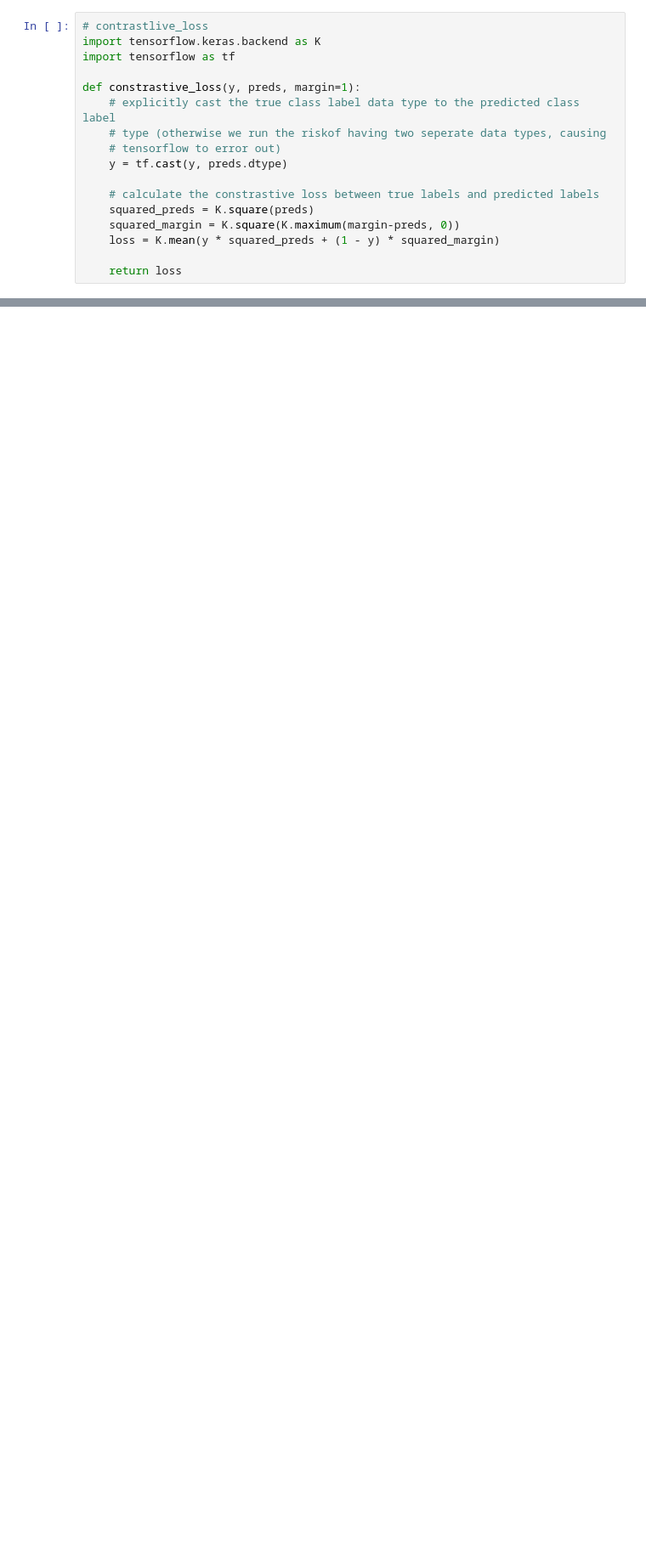
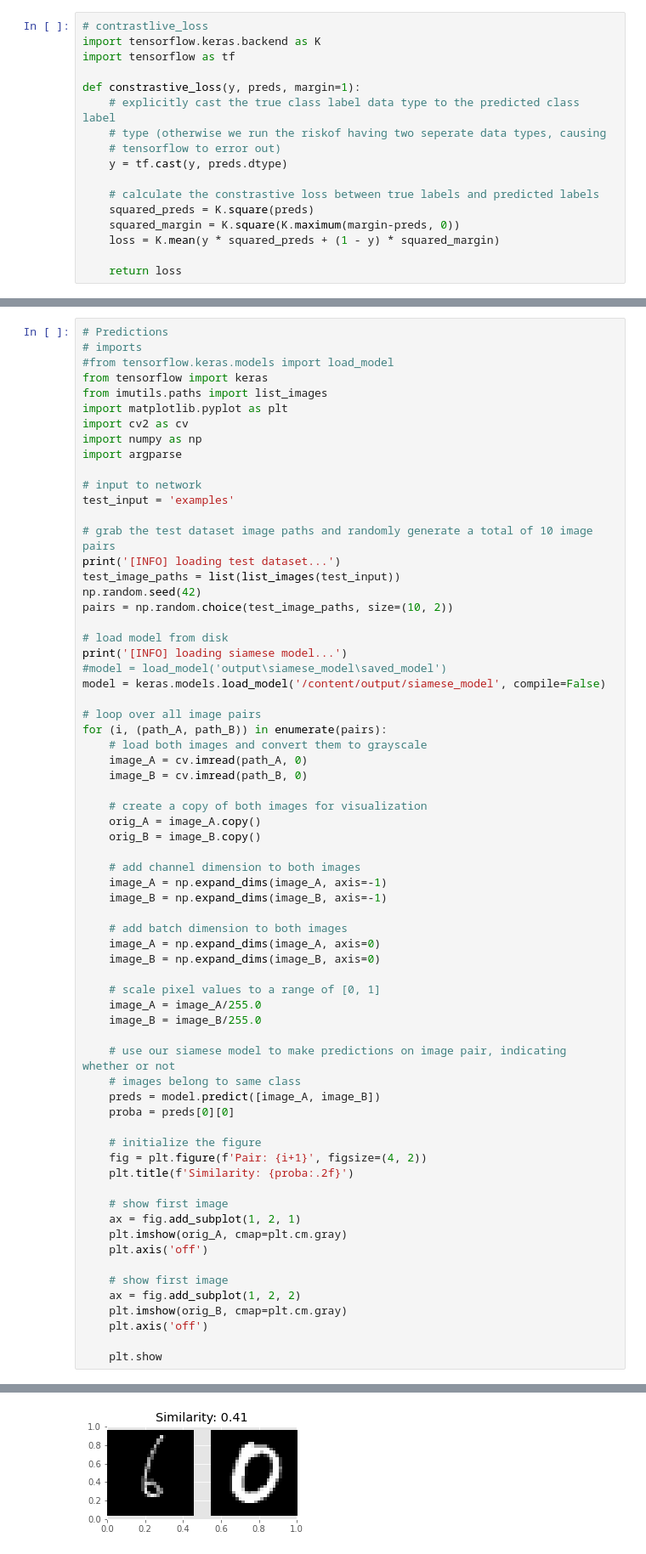
Before and after one commit to BasitJaved/PyImageSearch_University, a Jupyter notebook: Siamese Networks 101/contrastlive_loss.ipynb, the cells around one changed output, grey strips where cells are left out. Shown at 85% size. Cells and saved outputs as stored; diff of their text form; blank space fills up the shorter version.

```diff
--- a/Siamese Networks 101/contrastlive_loss.ipynb
+++ b/Siamese Networks 101/contrastlive_loss.ipynb
@@ -137,0 +214,68 @@ def constrastive_loss(y, preds, margin=1):
+# %%
+# Predictions
+# imports
+#from tensorflow.keras.models import load_model
+from tensorflow import keras
+from imutils.paths import list_images
+import matplotlib.pyplot as plt
+import cv2 as cv
+import numpy as np
+import argparse
+
+# input to network
+test_input = 'examples'
+
+# grab the test dataset image paths and randomly generate a total of 10 image pairs
+print('[INFO] loading test dataset...')
+test_image_paths = list(list_images(test_input))
+np.random.seed(42)
+pairs = np.random.choice(test_image_paths, size=(10, 2))
+
+# load model from disk
+print('[INFO] loading siamese model...')
+#model = load_model('output\siamese_model\saved_model')
+model = keras.models.load_model('/content/output/siamese_model', compile=False)
+
+# loop over all image pairs
+for (i, (path_A, path_B)) in enumerate(pairs):
+    # load both images and convert them to grayscale
+    image_A = cv.imread(path_A, 0)
+    image_B = cv.imread(path_B, 0)
+
+    # create a copy of both images for visualization
+    orig_A = image_A.copy()
+    orig_B = image_B.copy()
+
+    # add channel dimension to both images
+    image_A = np.expand_dims(image_A, axis=-1)
+    image_B = np.expand_dims(image_B, axis=-1)
+
+    # add batch dimension to both images
+    image_A = np.expand_dims(image_A, axis=0)
+    image_B = np.expand_dims(image_B, axis=0)
+
+    # scale pixel values to a range of [0, 1]
+    image_A = image_A/255.0
+    image_B = image_B/255.0
+
+    # use our siamese model to make predictions on image pair, indicating whether or not
+    # images belong to same class
+    preds = model.predict([image_A, image_B])
+    proba = preds[0][0]
+
+    # initialize the figure
+    fig = plt.figure(f'Pair: {i+1}', figsize=(4, 2))
+    plt.title(f'Similarity: {proba:.2f}')
+
+    # show first image
+    ax = fig.add_subplot(1, 2, 1)
+    plt.imshow(orig_A, cmap=plt.cm.gray)
+    plt.axis('off')
+
+    # show first image
+    ax = fig.add_subplot(1, 2, 2)
+    plt.imshow(orig_B, cmap=plt.cm.gray)
+    plt.axis('off')
+
+    plt.show
+# %% [output]
@@ -137,0 +284 @@ def constrastive_loss(y, preds, margin=1):
+[figure, added]
```
Also changed, not shown: parts of 3 cells of this notebook.
